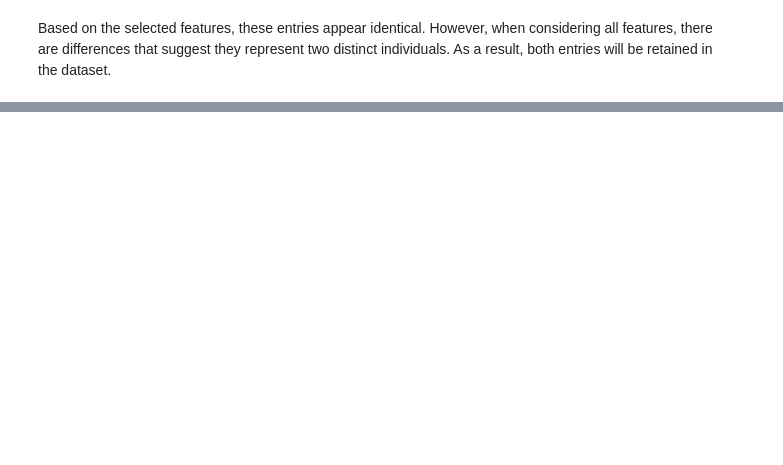
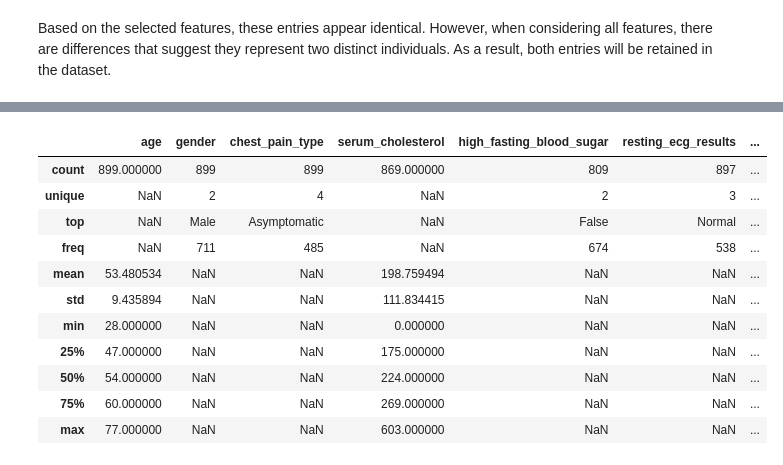
Before and after one commit to KentFre/CDS_CardioVision, a Jupyter notebook: data/data_cleanup.ipynb, the cells around one changed output, grey strips where cells are left out. Drawn from its saved outputs; the diff is of its cells as text; code cells hidden in the pictures; blank space fills up the shorter version.

```diff
--- a/data/data_cleanup.ipynb
+++ b/data/data_cleanup.ipynb
@@ -430,0 +512,16 @@ selected_df.to_csv("dataset_with_selected_features.csv", index=False)
+# %%
+# Perform full descriptive analysis of the dataset to check if all works
+cleaned_subset_df.describe(include='all')
+# %% [output]
+|  | age | gender | chest_pain_type | serum_cholesterol | high_fasting_blood_sugar | resting_ecg_results | ... |
+| count | 899.000000 | 899 | 899 | 869.000000 | 809 | 897 | ... |
+| unique | NaN | 2 | 4 | NaN | 2 | 3 | ... |
+| top | NaN | Male | Asymptomatic | NaN | False | Normal | ... |
+| freq | NaN | 711 | 485 | NaN | 674 | 538 | ... |
+| mean | 53.480534 | NaN | NaN | 198.759494 | NaN | NaN | ... |
+| std | 9.435894 | NaN | NaN | 111.834415 | NaN | NaN | ... |
+| min | 28.000000 | NaN | NaN | 0.000000 | NaN | NaN | ... |
+| 25% | 47.000000 | NaN | NaN | 175.000000 | NaN | NaN | ... |
+| 50% | 54.000000 | NaN | NaN | 224.000000 | NaN | NaN | ... |
+| 75% | 60.000000 | NaN | NaN | 269.000000 | NaN | NaN | ... |
+| max | 77.000000 | NaN | NaN | 603.000000 | NaN | NaN | ... |
```
Also changed, not shown: parts of 18 cells of this notebook, 2 other files.
